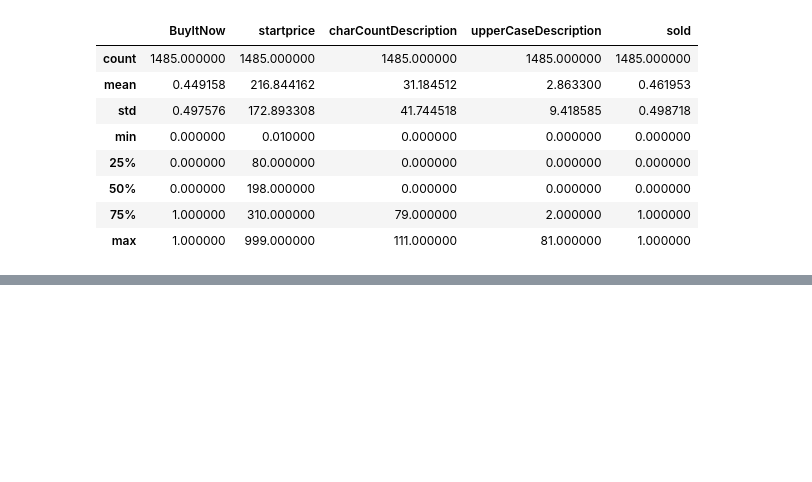
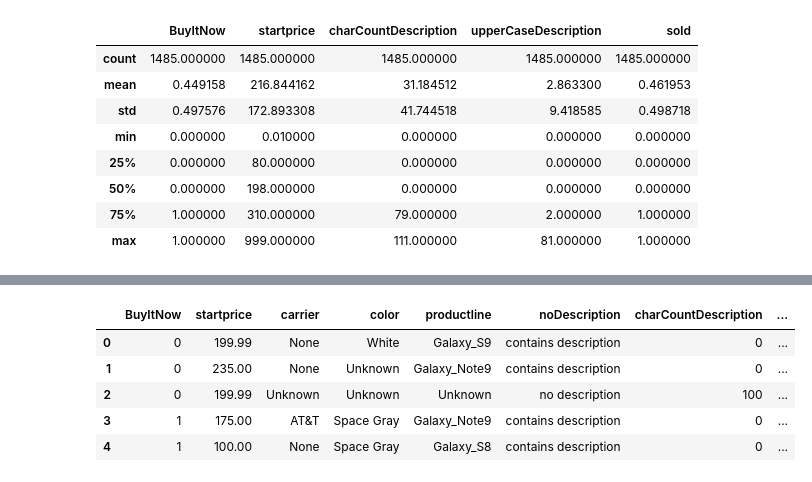
Before and after one commit to sngsuNoh/Ecommerce_Data, a Jupyter notebook: Purchasing_Factor.ipynb, the cells around one changed output, grey strips where cells are left out. Drawn from its saved outputs; the diff is of its cells as text; code cells hidden in the pictures; blank space fills up the shorter version.

```diff
--- a/Purchasing_Factor.ipynb
+++ b/Purchasing_Factor.ipynb
@@ -20,3 +16,9 @@ data = pd.read_csv('galaxy.csv')
+# %%
+# 데이터 로드
+# csv 파일을 살펴본 결과 carrier(통신사) 컬럼에서 'None'이라고 표기된 값들이 존재함을 발견
+# 결측치와 None을 구분해 주기 위해서 keep_default_na 옵션을 활용함
+data = pd.read_csv('galaxy.csv', keep_default_na=False)
+data = data.replace({'': np.NaN})
 # %% [markdown]
 ## 데이터 특성 확인
 # %%
@@ -85,0 +88,10 @@ sns.boxplot(x='productline', y='startprice', data=data)
+# %%
+data = data.fillna('Unknown')
+data.head(5)
+# %% [output]
+|  | BuyItNow | startprice | carrier | color | productline | noDescription | charCountDescription | ... |
+| 0 | 0 | 199.99 | None | White | Galaxy_S9 | contains description | 0 | ... |
+| 1 | 0 | 235.00 | None | Unknown | Galaxy_Note9 | contains description | 0 | ... |
+| 2 | 0 | 199.99 | Unknown | Unknown | Unknown | no description | 100 | ... |
+| 3 | 1 | 175.00 | AT&T | Space Gray | Galaxy_Note9 | contains description | 0 | ... |
+| 4 | 1 | 100.00 | None | Space Gray | Galaxy_S8 | contains description | 0 | ... |
```
Also changed, not shown: parts of 29 cells of this notebook.
